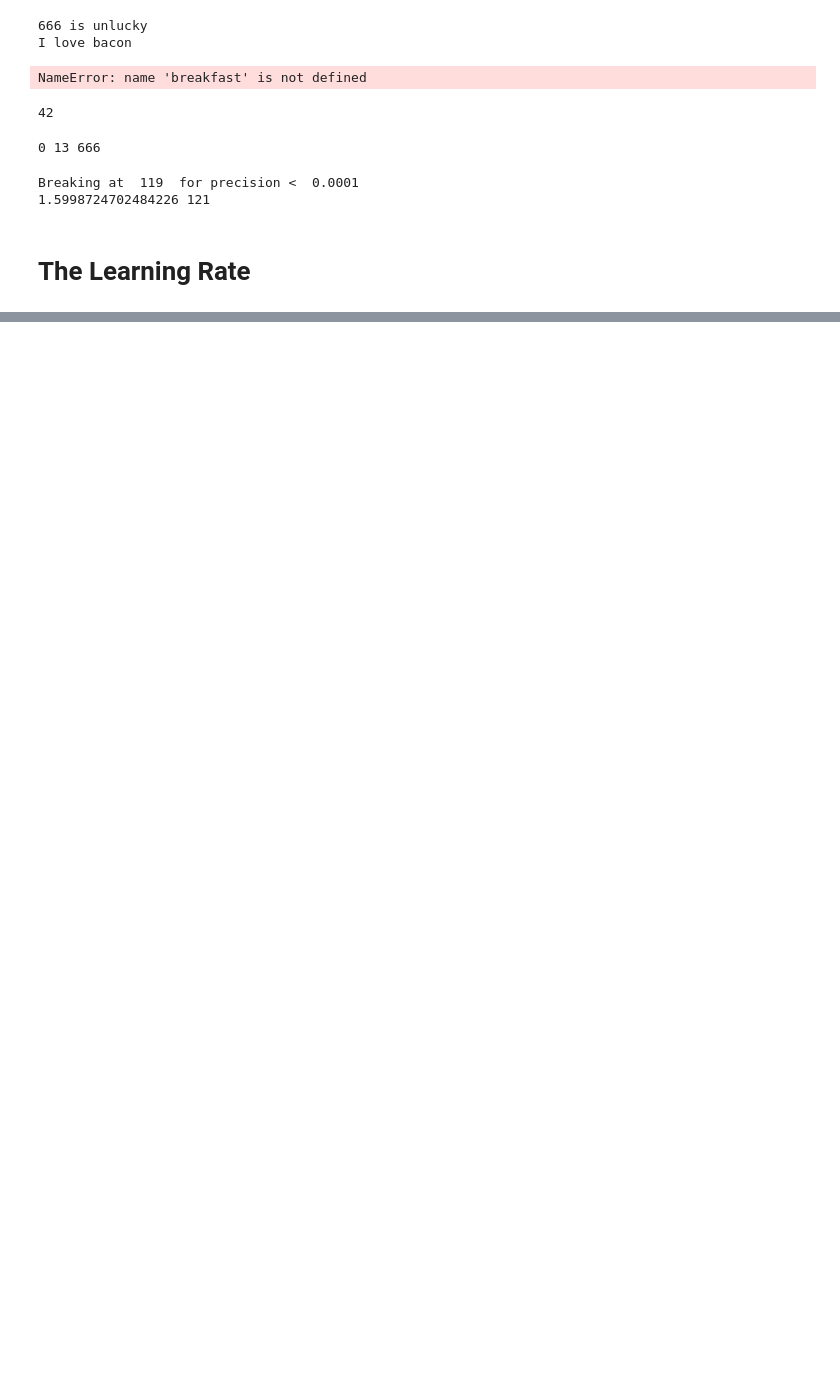
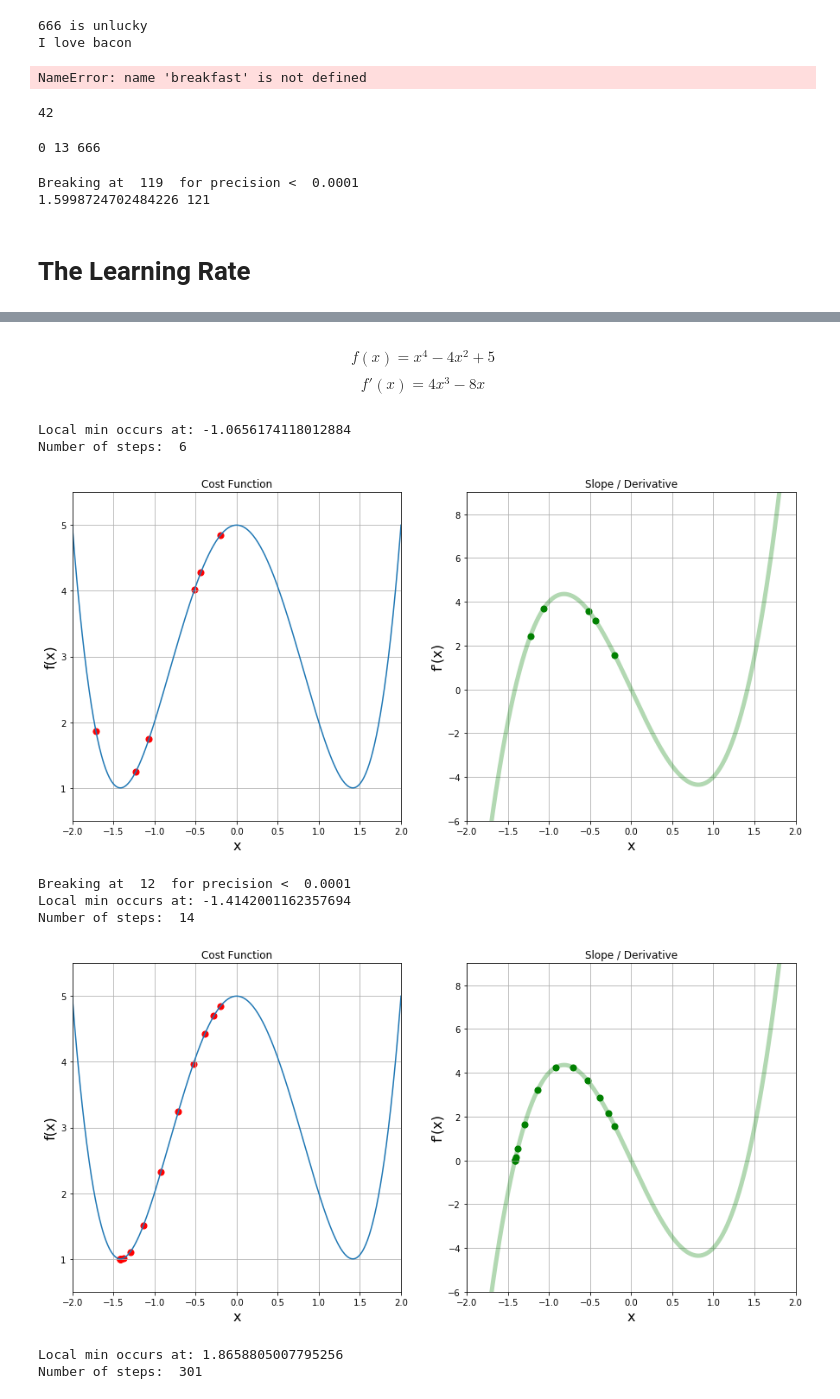
Before and after one commit to brainvat/Angela-Yu-Data-Science-Bootcamp-2020, a Jupyter notebook: section_04/S4 Optimization and Gradient Descent Exercises.ipynb, the cells around one changed output, grey strips where cells are left out. Cells and saved outputs as stored; diff of their text form; code cells hidden in the pictures; blank space fills up the shorter version.

Commit message:
create plot_gd() function to simplify experimentation with learning rate

```diff
--- a/section_04/S4 Optimization and Gradient Descent Exercises.ipynb
+++ b/section_04/S4 Optimization and Gradient Descent Exercises.ipynb
@@ -451,4 +451,26 @@ Breaking at  119  for precision <  0.0001
 # finish lesson 38
 # %% [markdown]
 # The Learning Rate
+# %%
+# Gradient descent function
+
+def gd(derivative_func, initial_guess, learning_rate = 0.02, precision = 0.0001, num_steps = 300):
+
+    new_x = initial_guess
+    x_values = [new_x]
+    slopes = [derivative_func(new_x)]
+
+    for n in range(num_steps):
+        prev_x = new_x
+        gradient = derivative_func(prev_x)
+        new_x = prev_x - (learning_rate * gradient)
+        step_size = abs(new_x - prev_x)
+
+        x_values.append(new_x)
+        slopes.append(derivative_func(new_x))
+        if step_size < precision:
+            print('Breaking at ', n, ' for precision < ', precision)
+            break
+
+    return new_x, x_values, slopes
 # %%
@@ -490,0 +526,23 @@ Number of steps:  301
+# %% [markdown]
+$$f(x) = x^4 - 4x^2 + 5$$
+$$f'(x) = 4x^3 -8x$$
+# %%
+def f(x):
+    return x**4 - 4*x**2 + 5
+
+def f_prime(x):
+    return 4*x**3 - 8*x
+
+plot_gd(f, f_prime, gd, ig = -0.2, lr = 0.2, xl = [-2,2], yl = [0.5, 5.5], yl2 = [-6, 9], ns = 5)
+plot_gd(f, f_prime, gd, ig = -0.2, lr = 0.05, xl = [-2,2], yl = [0.5, 5.5], yl2 = [-6, 9], ns = 25)
+plot_gd(f, f_prime, gd, ig = -0.2, lr = 0.25, xl = [-2,2], yl = [0.5, 5.5], yl2 = [-6, 9], ns = 300)
+# %% [output]
+Local min occurs at: -1.0656174118012884
+Number of steps:  6
+[figure, added]
+Breaking at  12  for precision <  0.0001
+Local min occurs at: -1.4142001162357694
+Number of steps:  14
+[figure, added]
+Local min occurs at: 1.8658805007795256
+Number of steps:  301
```
Also changed, not shown: parts of 4 cells of this notebook.
